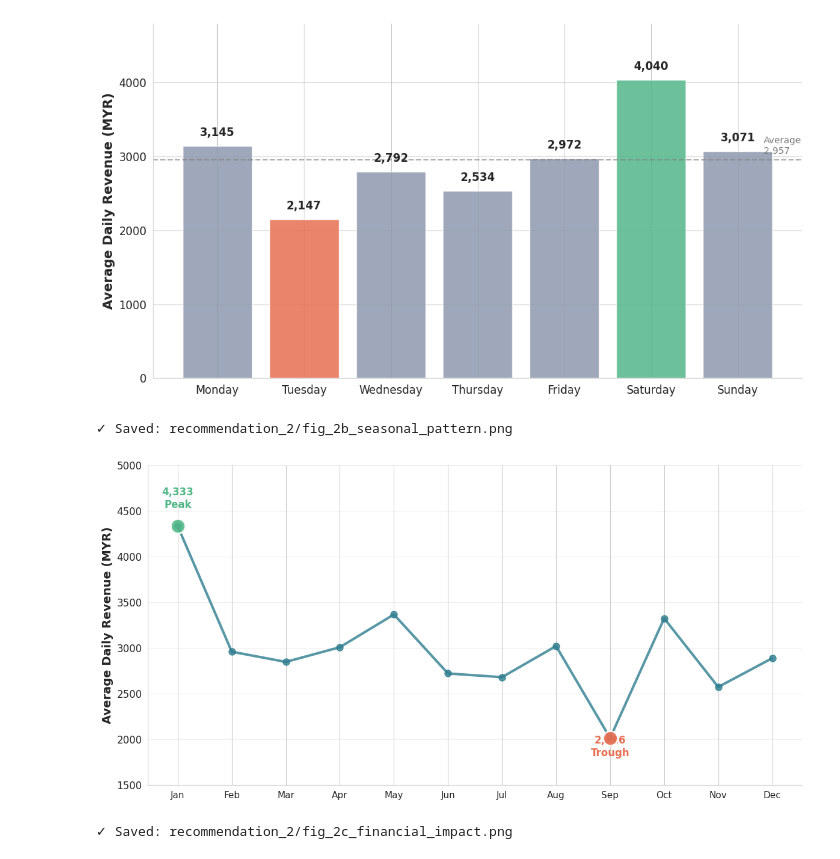
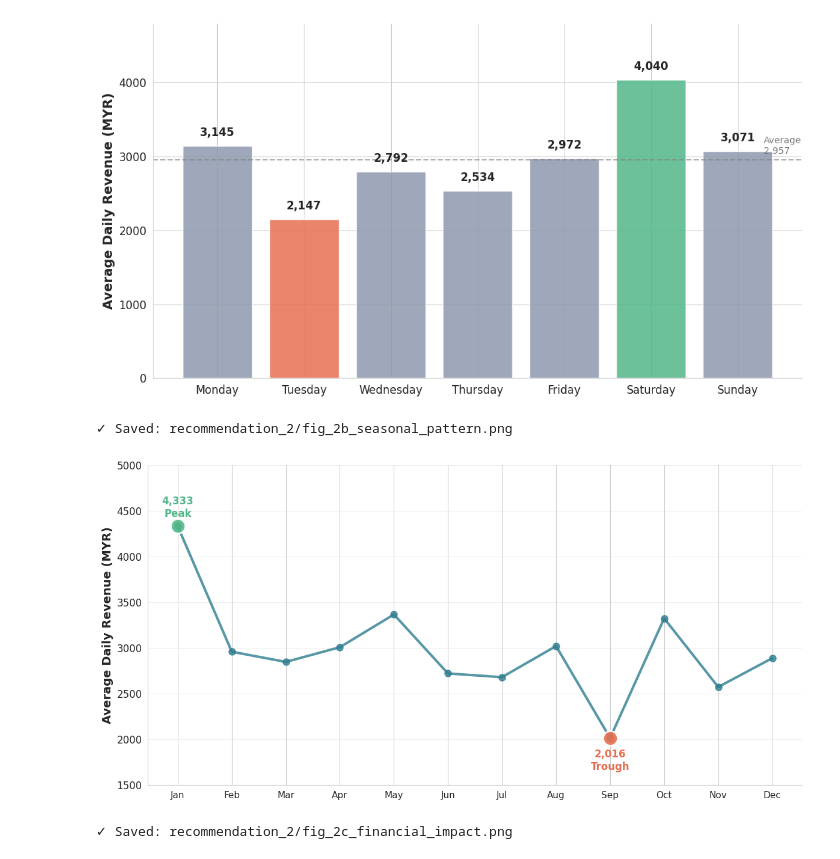
Before and after one commit to Kosmasu/data-science-final-project, a Jupyter notebook: notebooks/06_pitch_visualizations.ipynb, the cells around one changed output. Saved outputs shown, nothing was run; the diff lists cells and outputs as text; code cells hidden in the pictures.

```diff
--- a/notebooks/06_pitch_visualizations.ipynb
+++ b/notebooks/06_pitch_visualizations.ipynb
@@ -211,36 +211,36 @@ month_names = ['Jan', 'Feb', 'Mar', 'Apr', 'May', 'Jun',
                'Jul', 'Aug', 'Sep', 'Oct', 'Nov', 'Dec']
 
 fig, ax = plt.subplots(figsize=(12, 6))
 
 # Line plot
 ax.plot(range(1, 13), monthly_avg, marker='o', linewidth=3,
         markersize=8, color=PRIMARY, alpha=0.8)
 
 # Highlight January and September
 ax.scatter([1], [monthly_avg[1]], s=300, color=SUCCESS, alpha=0.9, zorder=5, edgecolor='white', linewidth=2)
 ax.scatter([9], [monthly_avg[9]], s=300, color=ACCENT, alpha=0.9, zorder=5, edgecolor='white', linewidth=2)
 
 # Add labels
-ax.text(1, monthly_avg[1] + 200, f'{monthly_avg[1]:,.0f}\nPeak',
+ax.text(1, monthly_avg[1] + 100, f'{monthly_avg[1]:,.0f}\nPeak',
         ha='center', fontsize=12, fontweight='bold', color=SUCCESS)
-ax.text(9, monthly_avg[9] - 200, f'\n{monthly_avg[9]:,.0f}\nTrough',
+ax.text(9, monthly_avg[9] - 350, f'\n{monthly_avg[9]:,.0f}\nTrough',
         ha='center', fontsize=12, fontweight='bold', color=ACCENT)
 
 ax.set_xticks(range(1, 13))
 ax.set_xticklabels(month_names, fontsize=11)
 ax.set_ylabel('Average Daily Revenue (MYR)', fontsize=14, fontweight='bold')
 ax.set_ylim(1500, 5000)
 ax.spines['top'].set_visible(False)
 ax.spines['right'].set_visible(False)
 ax.grid(axis='y', alpha=0.3)
 
 plt.tight_layout()
 plt.savefig(OUTPUT_BASE / 'recommendation_2' / 'fig_2b_seasonal_pattern.png', dpi=300, bbox_inches='tight')
 print("✓ Saved: recommendation_2/fig_2b_seasonal_pattern.png")
 plt.show()
 # %% [output]
 ✓ Saved: recommendation_2/fig_2b_seasonal_pattern.png
-[figure, old version]
+[figure, new version]
 # %%
 # Figure 2C: Financial Impact Summary
 # Show three initiatives and total
```
Also changed, not shown: parts of 9 cells of this notebook.
